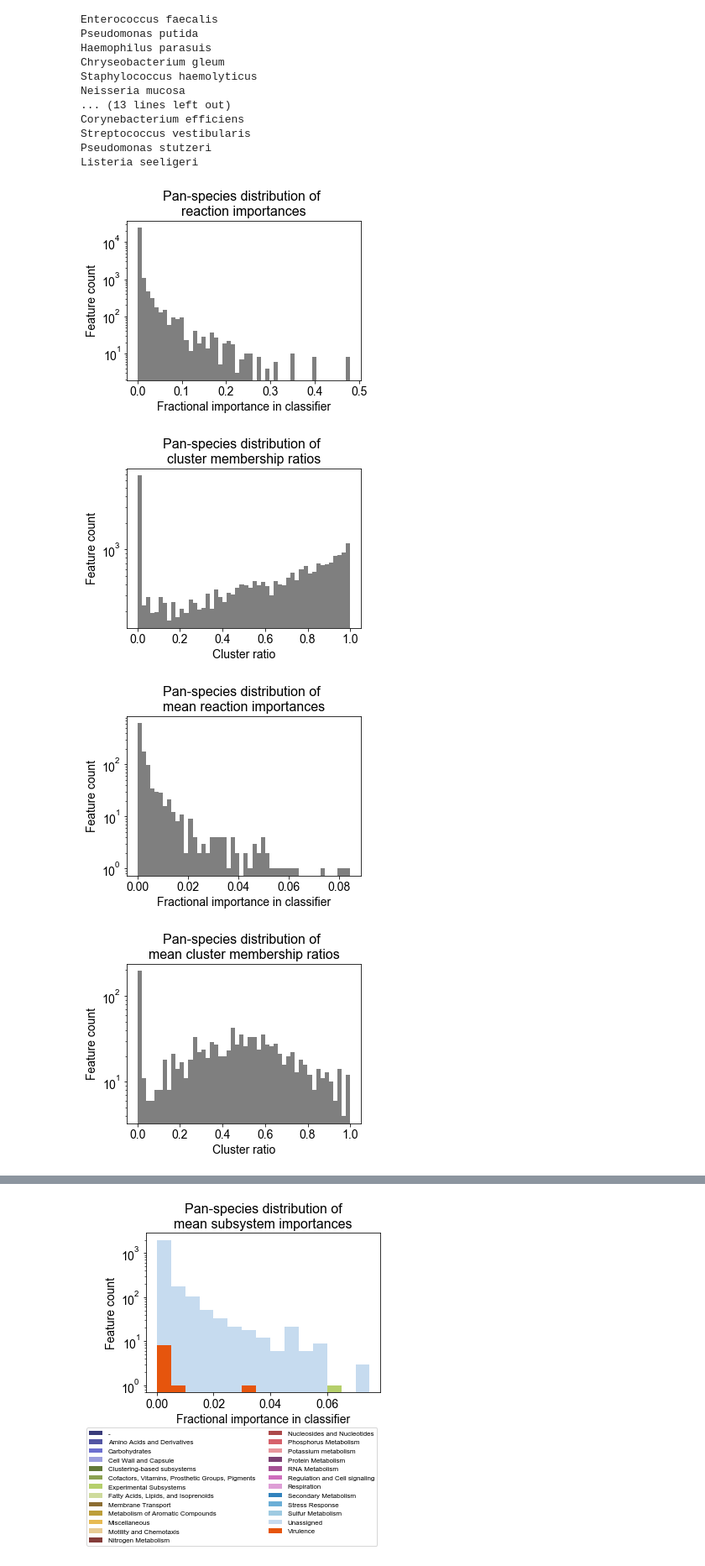
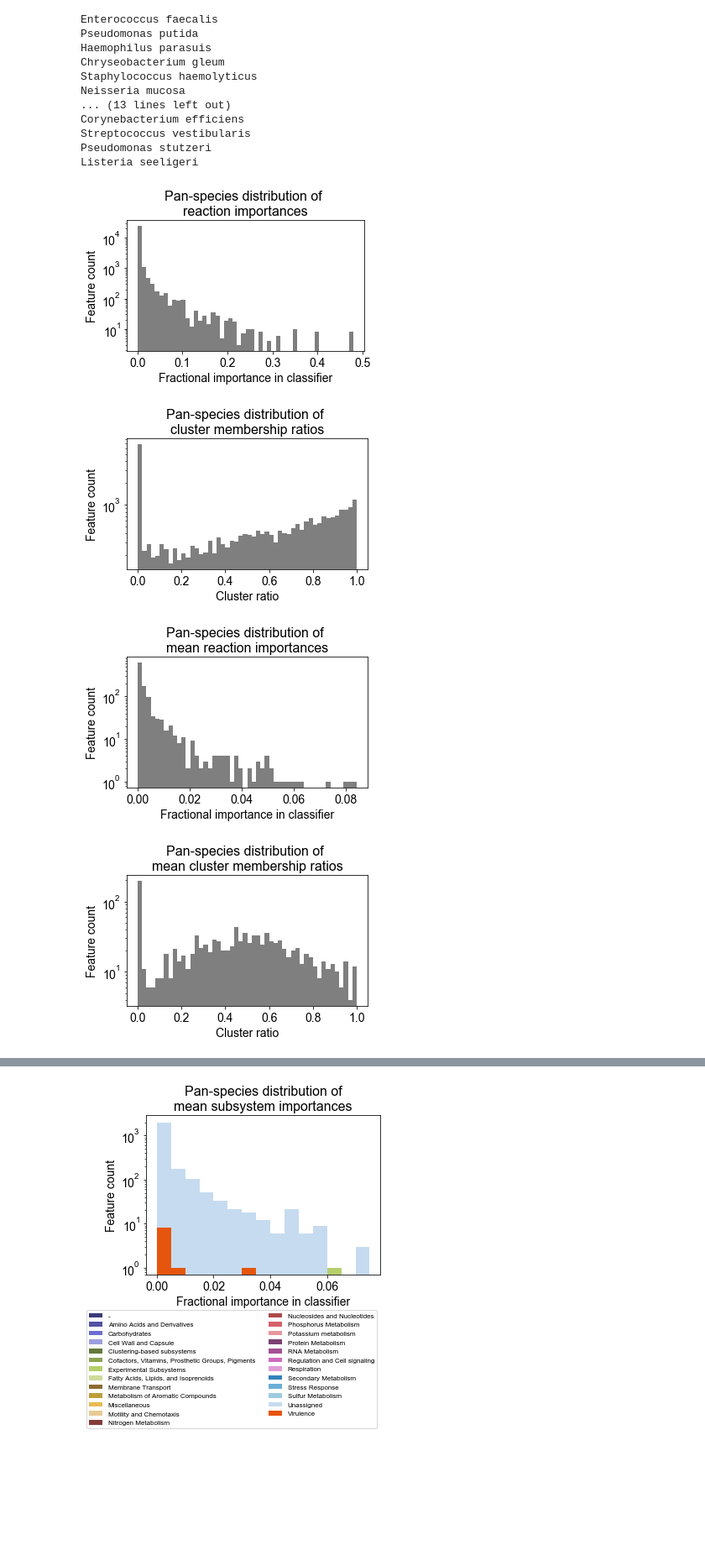
Before and after one commit to gregmedlock/ssl_ensembles, a Jupyter notebook: bin/curation_targets.ipynb, the cells around one changed output, grey strips where cells are left out. Shown at 84% size. Cells and saved outputs as stored; diff of their text form; code cells hidden in the pictures; blank space fills up the shorter version.

Commit message:
updated tight_layout on curation target plot histograms

```diff
--- a/bin/curation_targets.ipynb
+++ b/bin/curation_targets.ipynb
@@ -218,6 +218,7 @@ ax.set_ylabel('Feature count')
 
 ax.set_title('Pan-species distribution of \nreaction importances')
 fig.set_size_inches(5,3.5)
+plt.tight_layout()
 
 plt.savefig('../results/curation_target_plots/feature_importance_distribution_SEED.svg')
 plt.savefig('../results/curation_target_plots/feature_importance_distribution_SEED.png')
@@ -232,6 +233,7 @@ ax.set_xlabel('Cluster ratio')
 ax.set_ylabel('Feature count')
 ax.set_title('Pan-species distribution of \ncluster membership ratios')
 fig.set_size_inches(5,3.5)
+plt.tight_layout()
 
 plt.savefig('../results/curation_target_plots/feature_ratio_distribution_SEED.svg')
 plt.savefig('../results/curation_target_plots/feature_ratio_distribution_SEED.png')
@@ -249,6 +251,7 @@ ax.set_xlabel('Fractional importance in classifier')
 ax.set_ylabel('Feature count')
 ax.set_title('Pan-species distribution of \nmean reaction importances')
 fig.set_size_inches(5,3.5)
+plt.tight_layout()
 
 plt.savefig('../results/curation_target_plots/reaction_mean_importance_distribution_SEED.svg')
 plt.savefig('../results/curation_target_plots/reaction_mean_importance_distribution_SEED.png')
@@ -263,6 +266,7 @@ ax.set_xlabel('Cluster ratio')
 ax.set_ylabel('Feature count')
 ax.set_title('Pan-species distribution of \nmean cluster membership ratios')
 fig.set_size_inches(5,3.5)
+plt.tight_layout()
 
 plt.savefig('../results/curation_target_plots/reaction_mean_ratio_distribution_SEED.svg')
 plt.savefig('../results/curation_target_plots/reaction_mean_ratio_distribution_SEED.png')
@@ -280,6 +284,7 @@ ax.set_xlabel('Fractional importance in classifier (metabolites)')
 ax.set_ylabel('Feature count')
 ax.set_title('Pan-species distribution of \nmean metabolite importances')
 fig.set_size_inches(5,3.5)
+plt.tight_layout()
 
 plt.savefig('../results/curation_target_plots/metabolite_importance_distribution_SEED.svg')
 plt.savefig('../results/curation_target_plots/metabolite_importance_distribution_SEED.png')
@@ -294,6 +299,7 @@ ax.set_xlabel('Cluster ratio (metabolites)')
 ax.set_ylabel('Feature count')
 ax.set_title('Pan-species distribution of \nmean cluster membership ratios')
 fig.set_size_inches(5,3.5)
+plt.tight_layout()
 
 plt.savefig('../results/curation_target_plots/metabolite_ratio_distribution_SEED.svg')
 plt.savefig('../results/curation_target_plots/metabolite_ratio_distribution_SEED.png')
@@ -309,6 +315,7 @@ ax.set_xlabel('Cluster ratio')
 ax.set_ylabel('Feature count')
 ax.set_title('Pan-species distribution of \ncluster membership ratios')
 fig.set_size_inches(5,3.5)
+plt.tight_layout()
 
 plt.savefig('../results/curation_target_plots/feature_ratio_distribution_SEED.svg')
 plt.savefig('../results/curation_target_plots/feature_ratio_distribution_SEED.png')
@@ -318,34 +325,36 @@ plt.savefig('../results/curation_target_plots/feature_ratio_distribution_SEED.pn
 fig,ax = plt.subplots()
 vals = []
 for r in mean_fractional_importances.keys():
     if reaction_model_counts[r] > 4:
         vals.extend([mean_fractional_importances[r]])
 ax.hist(vals,bins=50, color='black', alpha = 0.5)
 plt.yscale('log', basey=10)
 ax.set_xlabel('Fractional importance in classifier')
 ax.set_ylabel('Feature count')
 ax.set_title('Pan-species distribution of \nmean reaction importances')
 fig.set_size_inches(5,3.5)
+plt.tight_layout()
 
 plt.savefig('../results/curation_target_plots/reaction_mean_importance_5spec_SEED.svg')
 plt.savefig('../results/curation_target_plots/reaction_mean_importance_5spec_SEED.png')
 
 fig,ax = plt.subplots()
 vals = []
 for r in mean_fractional_ratios.keys():
     if reaction_model_counts[r] > 4:
         vals.extend([mean_fractional_ratios[r]])
 ax.hist(vals,bins=50, color='black', alpha = 0.5)
 plt.yscale('log', basey=10)
 ax.set_xlabel('Cluster ratio')
 ax.set_ylabel('Feature count')
 ax.set_title('Pan-species distribution of \nmean cluster membership ratios')
 fig.set_size_inches(5,3.5)
+plt.tight_layout()
 
 plt.savefig('../results/curation_target_plots/reaction_mean_ratio_5spec_SEED.svg')
 plt.savefig('../results/curation_target_plots/reaction_mean_ratio_5spec_SEED.png')
 # %% [output]
-[figure, old version]
+[figure, new version]
-[figure, old version]
+[figure, new version]
-[figure, old version]
+[figure, new version]
-[figure, old version]
+[figure, new version]
```
Also changed, not shown: parts of 1 cell of this notebook, 16 other files.
